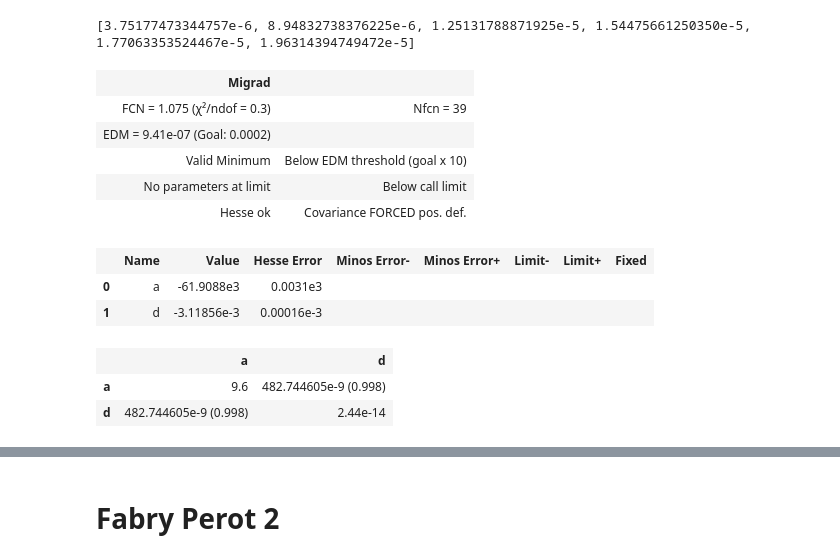
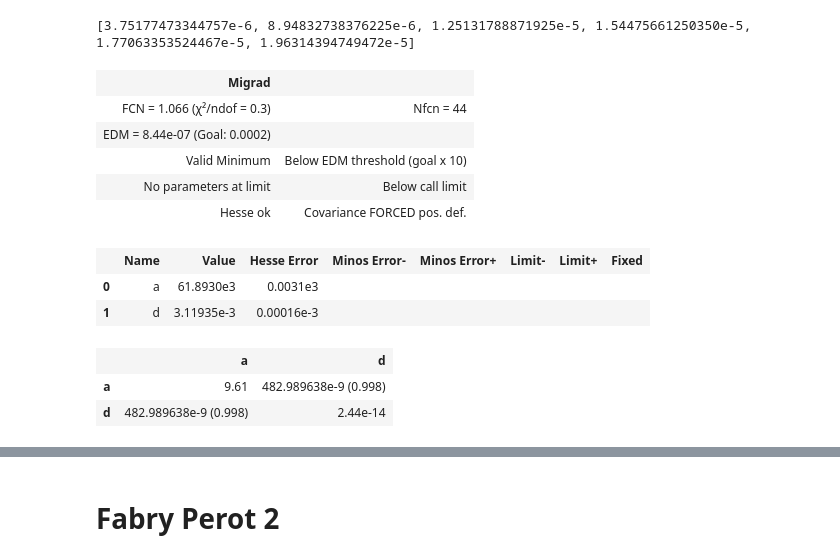
Before and after one commit to Yedi278/Lab2, a Jupyter notebook: Interferometro/Interferometro.ipynb, the cells around one changed output, grey strips where cells are left out. Saved outputs shown, nothing was run; the diff lists cells and outputs as text; code cells hidden in the pictures.

```diff
--- a/Interferometro/Interferometro.ipynb
+++ b/Interferometro/Interferometro.ipynb
@@ -193,3 +193,6 @@ fp1 = df['FP 1']
 angolo = fp1['angolo'].to_numpy()
 N_fp1 = fp1['N cerchio'].to_numpy()
 cs_angolo = np.cos(angolo)
+# %%
+print(N_fp1)
+N_fp1 = [5,4,3,2,1,0]
@@ -316,22 +321,22 @@ print(err_cs_angoli_2)
 [3.75177473344757e-6, 8.94832738376225e-6, 1.25131788871925e-5, 1.54475661250350e-5, 1.77063353524467e-5, 1.96314394749472e-5]
 # %%
 c = LeastSquares(N_fp1, cs_angolo, err_cs_angoli_2, f1)
-m = Minuit(c, a=-61.91e3, d=-3.1185e-3)
+m = Minuit(c, a=61.91e3, d=3.1185e-3)
 m.migrad()
 m.hesse()
 # %% [output]
 | Migrad |  |
-| FCN = 1.075 (χ²/ndof = 0.3) | Nfcn = 39 |
-| EDM = 9.41e-07 (Goal: 0.0002) |  |
+| FCN = 1.066 (χ²/ndof = 0.3) | Nfcn = 44 |
+| EDM = 8.44e-07 (Goal: 0.0002) |  |
 | Valid Minimum | Below EDM threshold (goal x 10) |
 | No parameters at limit | Below call limit |
 | Hesse ok | Covariance FORCED pos. def. |
 |  | Name | Value | Hesse Error | Minos Error- | Minos Error+ | Limit- | Limit+ | Fixed |
-| 0 | a | -61.9088e3 | 0.0031e3 |  |  |  |  |  |
-| 1 | d | -3.11856e-3 | 0.00016e-3 |  |  |  |  |  |
+| 0 | a | 61.8930e3 | 0.0031e3 |  |  |  |  |  |
+| 1 | d | 3.11935e-3 | 0.00016e-3 |  |  |  |  |  |
 |  | a | d |
-| a | 9.6 | 482.744605e-9 (0.998) |
-| d | 482.744605e-9 (0.998) | 2.44e-14 |
+| a | 9.61 | 482.989638e-9 (0.998) |
+| d | 482.989638e-9 (0.998) | 2.44e-14 |
 # %%
 label = [ f"d = {sn(m.values['d'],1)} ± {sn(m.errors['d'],1)} m \n$\delta_r$ = {sn(m.values['a'],1)} ± {sn(m.errors['a'],1)} m \n$\chi^2 = {round(m.fval/m.ndof,2)}$", "3e-6 $ < \sigma_y < $ 2e-5"]
 
```
Also changed, not shown: parts of 7 cells of this notebook, 4 other files.
